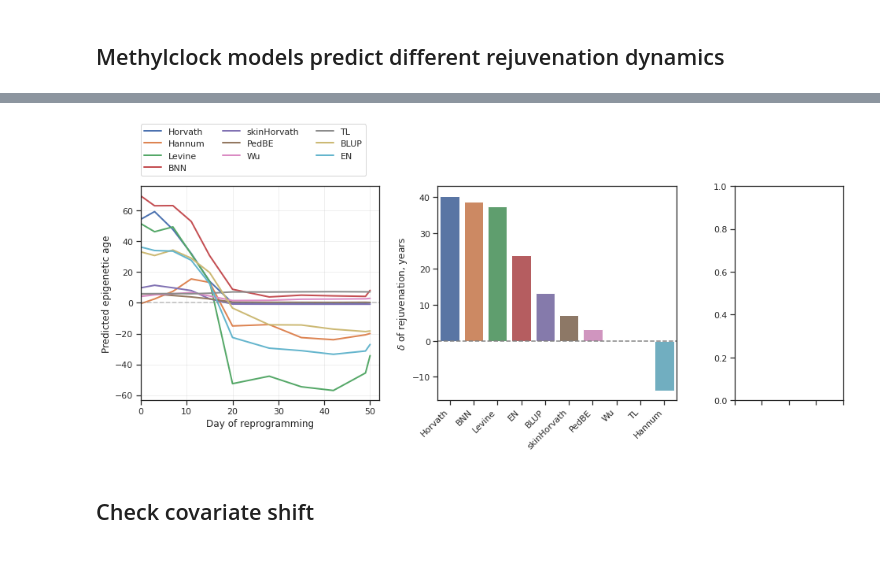
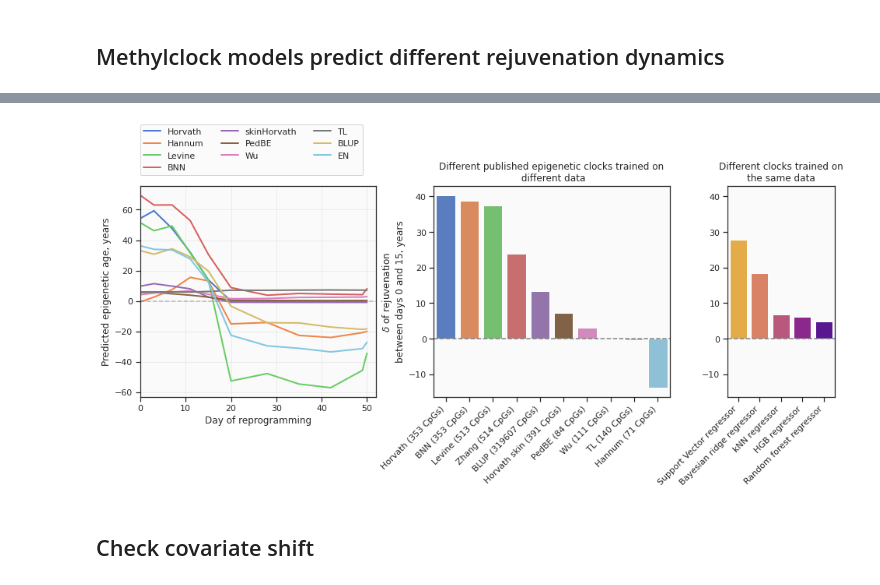
Before and after one commit to ComputationalAgingLab/reprogramming_ood, a Jupyter notebook: invitro_reprog_analysis.ipynb, the cells around one changed output, grey strips where cells are left out. Drawn from its saved outputs; the diff is of its cells as text; code cells hidden in the pictures.

Commit message:
updated colors and code for figures

```diff
--- a/invitro_reprog_analysis.ipynb
+++ b/invitro_reprog_analysis.ipynb
@@ -12,18 +12,22 @@ import pickle
 import os
 from os.path import basename, splitext
 from sklearn.decomposition import PCA
+from sklearn.pipeline import Pipeline
 from sklearn.metrics import r2_score, mean_absolute_error
 from sklearn.preprocessing import StandardScaler
 import statsmodels.api as sm
 from scipy.stats import multivariate_normal
+from statsmodels.stats.multitest import multipletests
 from sklearn.model_selection import train_test_split
 from sklearn.linear_model import LassoCV
 pd.set_option('display.max_columns', 40)
 sns.set_theme(context='notebook', style='ticks')
+plt.rcParams['axes.facecolor'] = '#fafafa'
+from scipy.stats import pearsonr
 
 from utils.shift import *
 from utils.age import *
-from utils.vis import plot_performance_scatter, plot_repr_uncertainty
+from utils.vis import plot_performance_scatter, plot_repr_uncertainty, METHYLCLOCK_NAMES_MAPPER
 
 %load_ext autoreload
 %autoreload 2
@@ -73,47 +166,61 @@ Rep, N sites 485577
 # %%
+from matplotlib.colors import LinearSegmentedColormap, ListedColormap
+import matplotlib.colors as color
+
 fig, axes = plt.subplots(1, 3, figsize=(16,5), gridspec_kw={'width_ratios':[11,11,5]})
 
 #ax0
-for c in groupr.columns:
-    axes[0].plot(groupr.index, groupr[c], label=c, lw=2)
+color_iters = sns.color_palette('muted')
+viridis_like = color.LinearSegmentedColormap.from_list("",
+                                                    ['#99ff33',
+                                                    '#8fc456',
+                                                    '#45a778',
+                                                    '#3c6682',
+                                                    '#4b4279'])
+
+for clri, c in zip(color_iters, groupr.columns):
+    axes[0].plot(groupr.index, groupr[c], label=c, lw=2, color=clri)
 axes[0].legend(loc=[0.0, 1.05], ncol=3)
 axes[0].grid(alpha=0.3)
 axes[0].axhline(0, ls='--', alpha=0.5, color='grey')
 axes[0].set_xlim([0, 52])
 axes[0].set_xlabel('Day of reprogramming')
-axes[0].set_ylabel('Predicted epigenetic age')
+axes[0].set_ylabel('Predicted epigenetic age, years')
 
 #ax1
 delta_rep = groupr.loc[repday0] - groupr.loc[repday1]
 delta_rep = delta_rep.sort_values(ascending=False).to_frame().reset_index()
 delta_rep.columns = ['clock', 'delta']
+delta_rep['clock'] = delta_rep['clock'].map(METHYLCLOCK_NAMES_MAPPER)
 
-sns.barplot(data=delta_rep, y='delta', x='clock', orient='v', ax=axes[1])
+sns.barplot(data=delta_rep, y='delta', x='clock', orient='v', ax=axes[1], palette=color_iters)
 axes[1].set_xlabel('')
-axes[1].set_ylabel(f'$\delta$ of rejuvenation, years')
-# axes[1].set_yticks([])
+axes[1].set_ylabel(f'$\delta$ of rejuvenation\nbetween days {repday0} and {repday1}, years')
+axes[1].set_title('Different published epigenetic clocks trained on\n different data')
 axes[1].axhline(0, color='grey', ls='--')
 axes[1].annotate('ElasticNet trained \non different datasets', xy=(10, 92.5), ha='right')
 axes[1].set_xticklabels(axes[1].get_xticklabels(), rotation=45, ha='right')
 
 #ax2
-# groupr2 = ...
-# delta_rep2 = groupr2.loc[0] - groupr2.loc[15]
-# delta_rep2 = delta_rep2.sort_values(ascending=False).to_frame().reset_index()
-# delta_rep2.columns = ['clock', 'delta']
+delta_rep2 = groupr2.loc[0] - groupr2.loc[15]
+delta_rep2 = delta_rep2.sort_values(ascending=False).to_frame().reset_index()
+delta_rep2.columns = ['clock', 'delta']
 
-#call function
-
-# sns.barplot(data=delta_rep2, y='delta', x='clock', orient='v', ax=axes[1], palette='Dark2')
+sns.barplot(data=delta_rep2, y='delta', x='clock', orient='v', ax=axes[2], palette='plasma_r')
 axes[2].annotate('Trained on \nHannum\'s blood \ndataset 71 CpGs', xy=(0, 85))
 axes[2].set_xticklabels(axes[2].get_xticklabels(), rotation=45, ha='right')
 axes[2].set_xlabel('')
 axes[2].set_ylabel('')
+axes[2].set_title('Different clocks trained on\nthe same data')
+axes[2].axhline(0, color='grey', ls='--')
+axes[2].set_ylim(axes[1].get_ylim())
+# axes[2].set_yticklabels([])
 
 plt.subplots_adjust(wspace=0.3)
+plt.savefig('figs/A2_rep1.pdf', format='pdf', bbox_inches='tight')
 plt.show()
 # %% [output]
-[figure, old version]
+[figure, new version]
 # %% [markdown]
 ## Check covariate shift
 # %%
```
Also changed, not shown: parts of 12 cells of this notebook, 3 other files.
